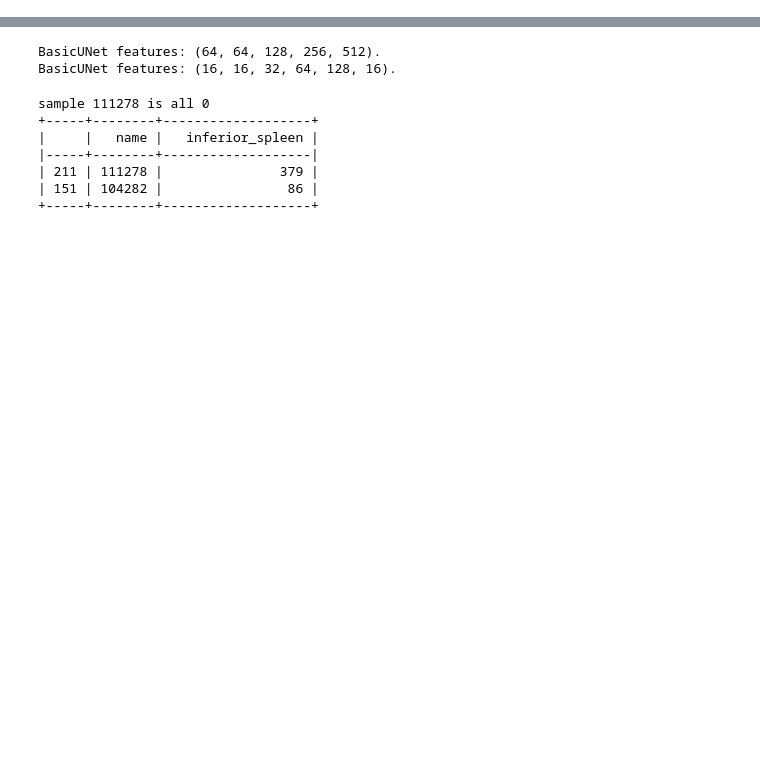
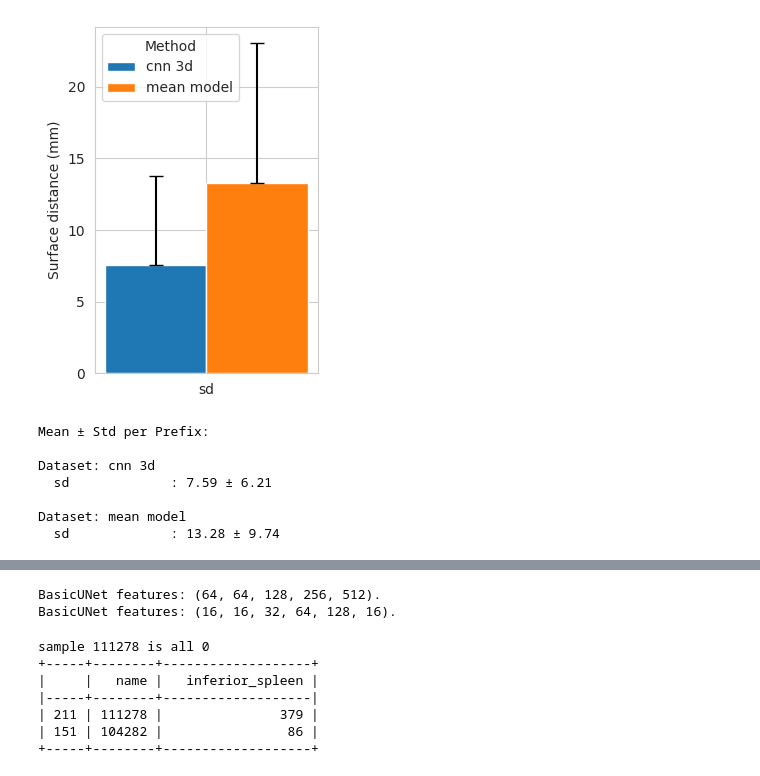
Before and after one commit to EytanKats/orgloc, a Jupyter notebook: notebooks/plot_results_v2_volumetric.ipynb, the cells around one changed output, grey strips where cells are left out. Cells and saved outputs as stored; diff of their text form; code cells hidden in the pictures; blank space fills up the shorter version.

```diff
--- a/notebooks/plot_results_v2_volumetric.ipynb
+++ b/notebooks/plot_results_v2_volumetric.ipynb
@@ -107,0 +311,19 @@ plot_grouped_by_prefix(df, prefixes, title="BBOX ERROR - GROUPED BY PREFIX", out
+# %%
+plot_prefix_comparison_barplot(
+    [df_3d, df_mm],
+    prefixes=['sd'],
+    suffixes = None,
+    labels=('cnn 3d', 'mean model'),
+    title='',
+    y_label='Surface distance (mm)',
+    figsize = (3, 4)
+)
+# %% [output]
+[figure, added]
+Mean ± Std per Prefix:
+
+Dataset: cnn 3d
+  sd             : 7.59 ± 6.21
+
+Dataset: mean model
+  sd             : 13.28 ± 9.74
```
Also changed, not shown: parts of 17 cells of this notebook.
